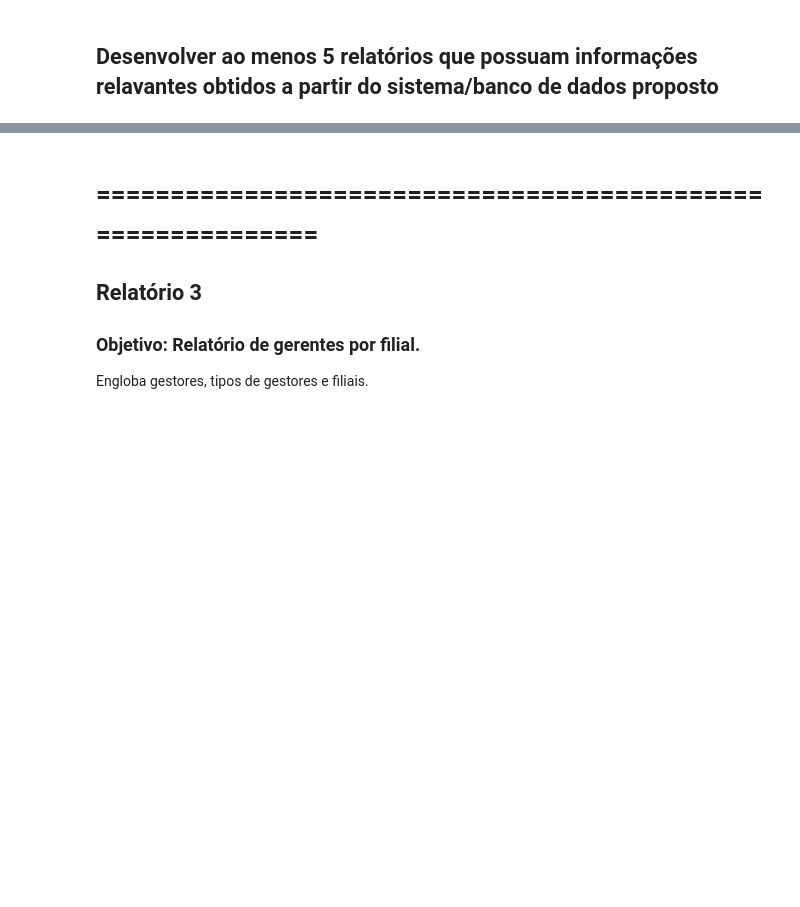
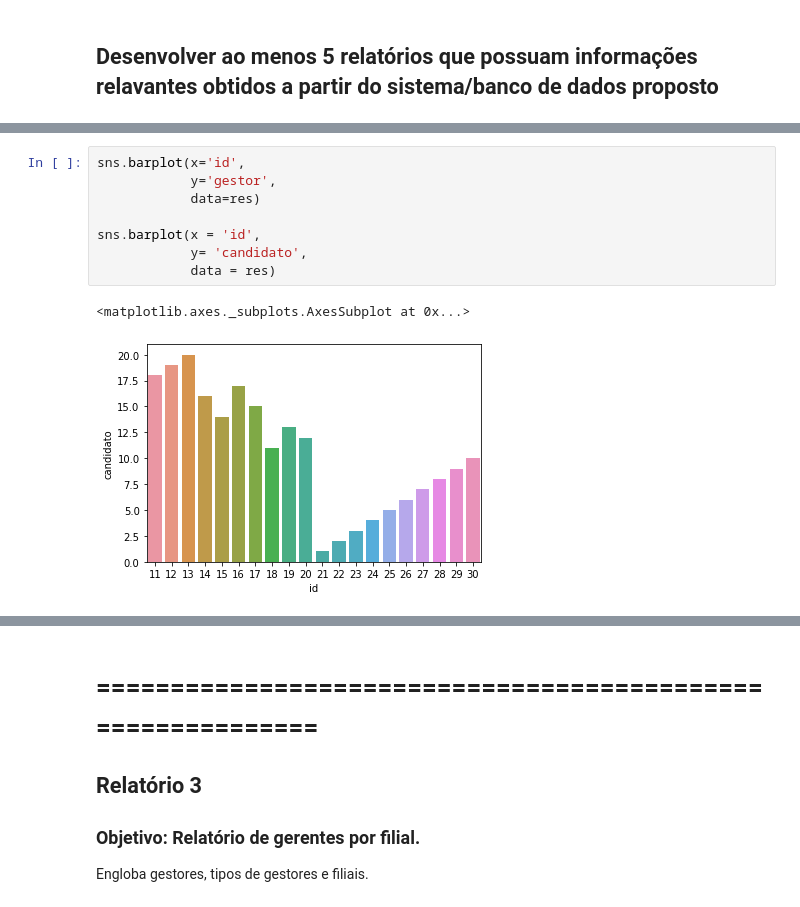
Before and after one commit to MateusLannes/Trabalho_BD1_2022, a Jupyter notebook: Files/ColabGHHL_Contrat.ipynb, the cells around one changed output, grey strips where cells are left out. Cells and saved outputs as stored; diff of their text form; blank space fills up the shorter version.

```diff
--- a/Files/ColabGHHL_Contrat.ipynb
+++ b/Files/ColabGHHL_Contrat.ipynb
@@ -1430,0 +1435,11 @@ res
+# %%
+sns.barplot(x='id',
+            y='gestor',
+            data=res)
+
+sns.barplot(x = 'id',
+            y= 'candidato',
+            data = res)
+# %% [output]
+<matplotlib.axes._subplots.AxesSubplot at 0x...>
+[figure, added]
```
Also changed, not shown: parts of 11 cells of this notebook.
